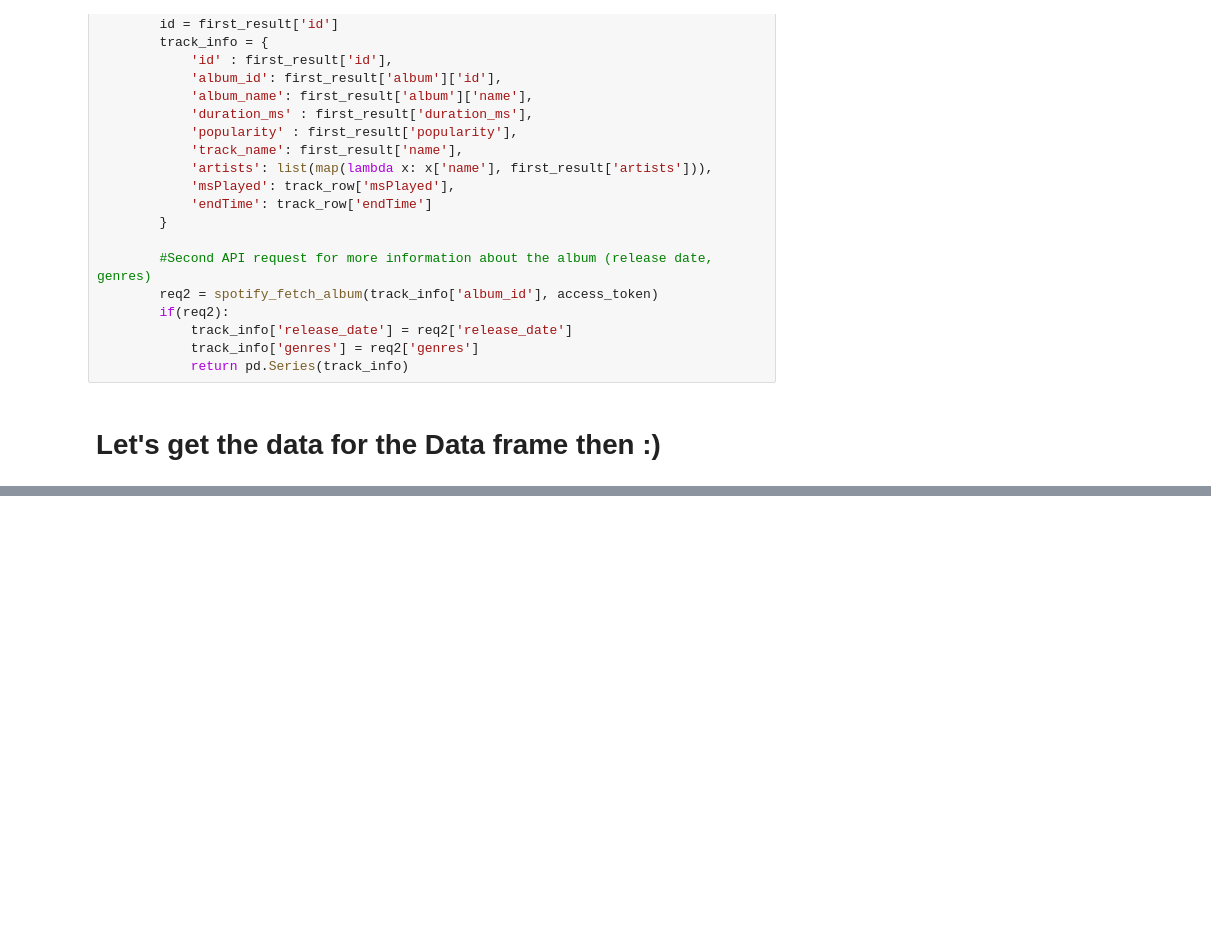
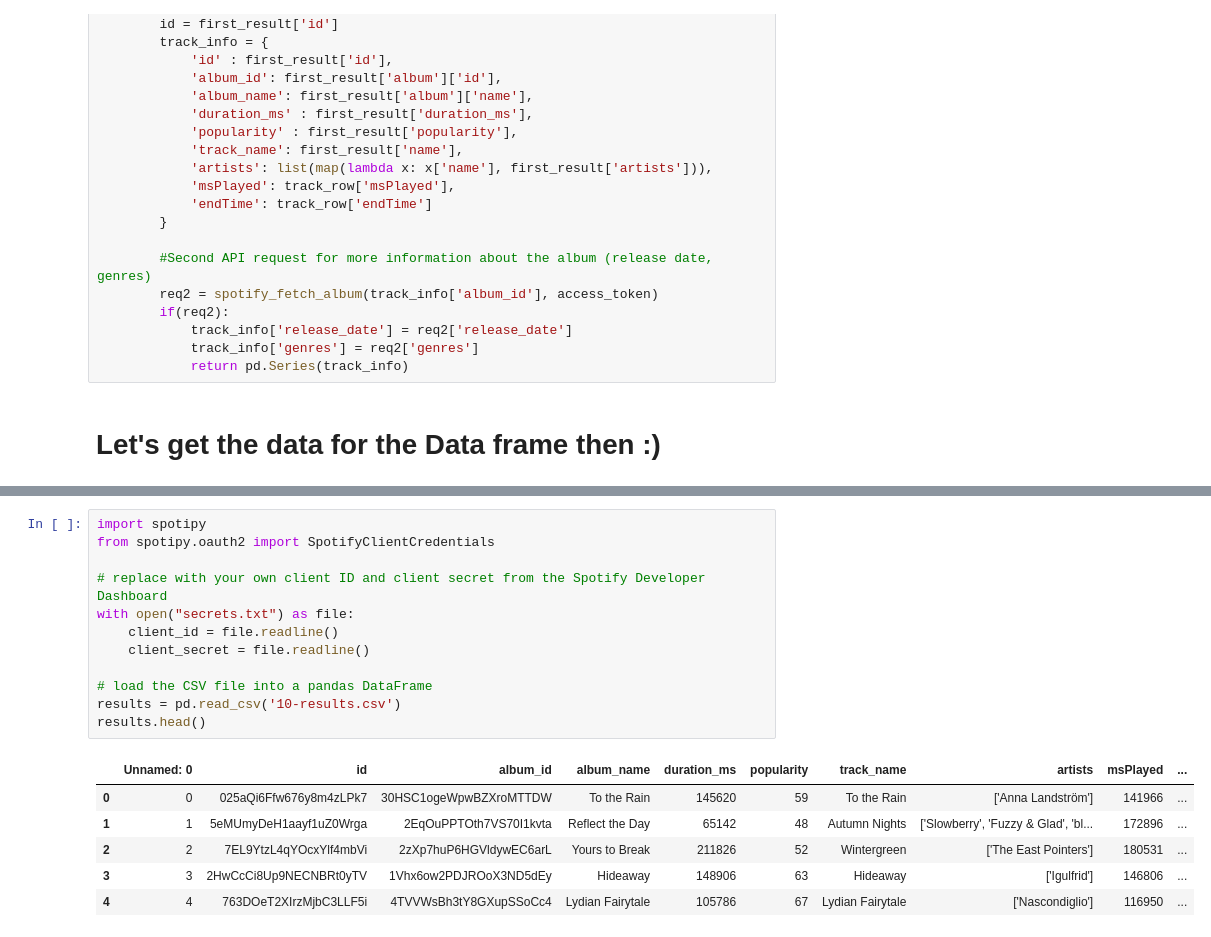
Before and after one commit to marcel41/project-2023-plottwisters, a Jupyter notebook: notebooks/Analysis.ipynb, the cells around one changed output, grey strips where cells are left out. Saved outputs shown, nothing was run; the diff lists cells and outputs as text; blank space fills up the shorter version.

```diff
--- a/notebooks/Analysis.ipynb
+++ b/notebooks/Analysis.ipynb
@@ -188,0 +205,19 @@ Result df:                         id                album_id  duration_ms  popu
+# %%
+import spotipy
+from spotipy.oauth2 import SpotifyClientCredentials
+
+# replace with your own client ID and client secret from the Spotify Developer Dashboard
+with open("secrets.txt") as file:
+    client_id = file.readline()
+    client_secret = file.readline()
+
+# load the CSV file into a pandas DataFrame
+results = pd.read_csv('10-results.csv')
+results.head()
+# %% [output]
+|  | Unnamed: 0 | id | album_id | album_name | duration_ms | popularity | track_name | artists | msPlayed | ... |
+| 0 | 0 | 025aQi6Ffw676y8m4zLPk7 | 30HSC1ogeWpwBZXroMTTDW | To the Rain | 145620 | 59 | To the Rain | ['Anna Landström'] | 141966 | ... |
+| 1 | 1 | 5eMUmyDeH1aayf1uZ0Wrga | 2EqOuPPTOth7VS70I1kvta | Reflect the Day | 65142 | 48 | Autumn Nights | ['Slowberry', 'Fuzzy & Glad', 'bl... | 172896 | ... |
+| 2 | 2 | 7EL9YtzL4qYOcxYlf4mbVi | 2zXp7huP6HGVldywEC6arL | Yours to Break | 211826 | 52 | Wintergreen | ['The East Pointers'] | 180531 | ... |
+| 3 | 3 | 2HwCcCi8Up9NECNBRt0yTV | 1Vhx6ow2PDJROoX3ND5dEy | Hideaway | 148906 | 63 | Hideaway | ['Igulfrid'] | 146806 | ... |
+| 4 | 4 | 763DOeT2XIrzMjbC3LLF5i | 4TVVWsBh3tY8GXupSSoCc4 | Lydian Fairytale | 105786 | 67 | Lydian Fairytale | ['Nascondiglio'] | 116950 | ... |
```
Also changed, not shown: parts of 8 cells of this notebook.
